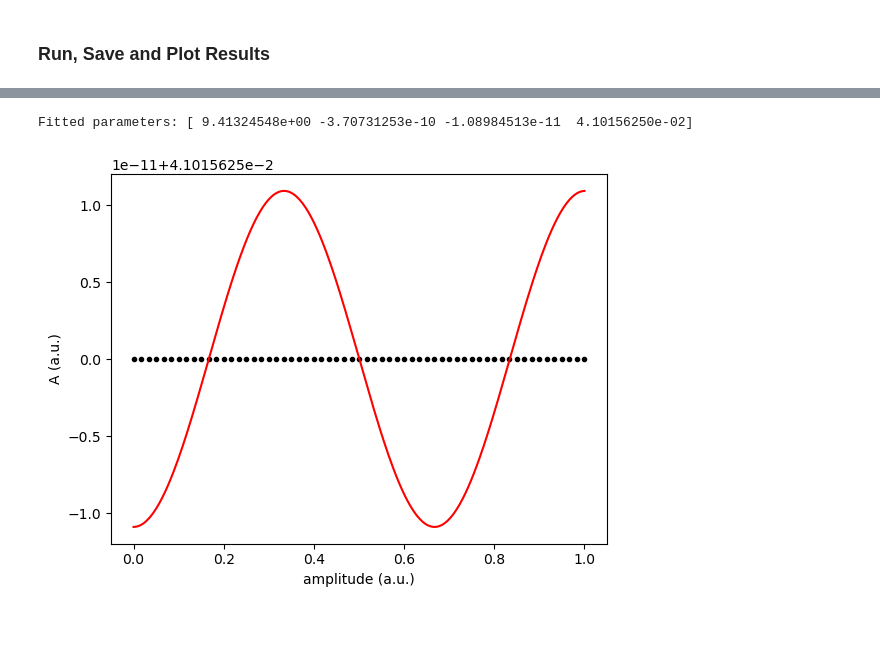
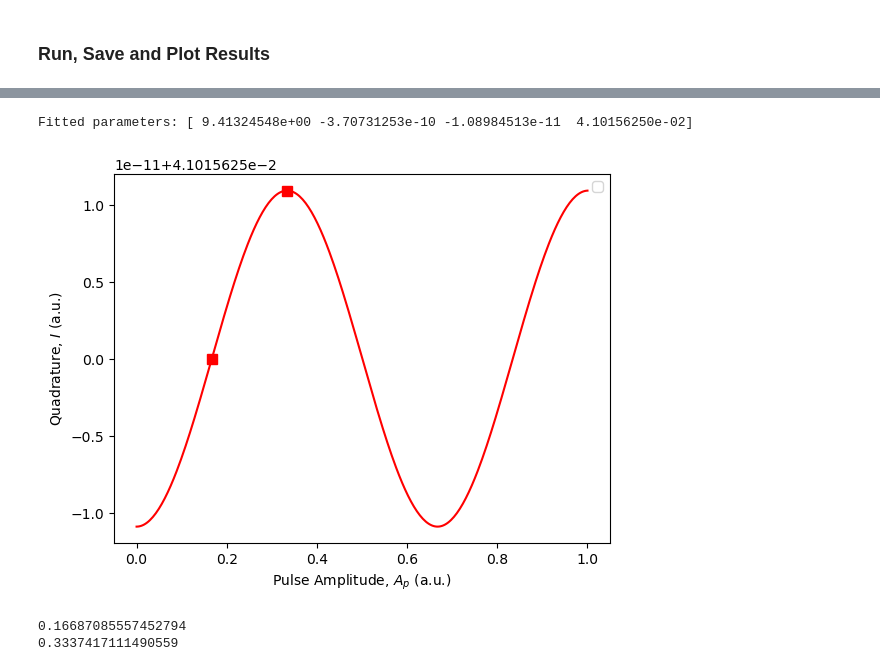
Before and after one commit to SamuelMMT/laboneq, a Jupyter notebook: LabPC_Software/1_Rabi_Oscillation_Fraunhofer.ipynb, the cells around one changed output, grey strips where cells are left out. Cells and saved outputs as stored; diff of their text form; code cells hidden in the pictures; blank space fills up the shorter version.

```diff
--- a/LabPC_Software/1_Rabi_Oscillation_Fraunhofer.ipynb
+++ b/LabPC_Software/1_Rabi_Oscillation_Fraunhofer.ipynb
@@ -744,19 +741,41 @@ File saved as Results/20231106T190719_rabi_results.json
 # %%
 # plot measurement data
 fig = plt.figure()
-plt.plot(rabi_amp, rabi_res, ".k")
-plt.ylabel("A (a.u.)")
-plt.xlabel("amplitude (a.u.)")
+
+# angle used to rotate data in IQ plane to maximize signal in I component
+data_rot = -2*np.pi/3
+
 
 # increase number of plot points for smooth plotting of fit results
 amp_plot = np.linspace(rabi_amp[0], rabi_amp[-1], 5 * len(rabi_amp))
 
 # fit measurement results - assume sinusoidal oscillation with drive amplitude
 popt, pcov = oscillatory.fit(rabi_amp, rabi_res, 10, 0, 1, 1.2, plot=False)
 print(f"Fitted parameters: {popt}")
 
 # plot fit results together with measurement data
 plt.plot(amp_plot, oscillatory(amp_plot, *popt), "-r");
+
+pi_half_amp = np.pi/2/popt[0]
+pi_amp = np.pi/popt[0]
+plt.plot([pi_half_amp, pi_amp],func_osc(np.array([pi_half_amp, pi_amp]),*popt), 'sr', markersize=7)
+
+# plot measurement data
+#plt.plot(rabi_amp, np.real(rabi_res*np.exp(1j*data_rot)), '.b', label='data')
+plt.ylabel('Quadrature, $I$ (a.u.)')
+plt.xlabel('Pulse Amplitude, $A_p$ (a.u.)')
+plt.legend();
 # %% [output]
 Fitted parameters: [ 9.41324548e+00 -3.70731253e-10 -1.08984513e-11  4.10156250e-02]
-[figure, old version]
+[figure, new version]
+# %%
+# update qubit parameters - pulse amplitudes for pi and pi/2 pulses
+
+qubit_parameters['pi_half_amp'] = pi_half_amp
+print(qubit_parameters['pi_half_amp'])
+
+qubit_parameters['pi_amp'] = pi_amp
+print(qubit_parameters['pi_amp'])
+# %% [output]
+0.16687085557452794
+0.3337417111490559
```
Also changed, not shown: parts of 6 cells of this notebook, 8 other files.
